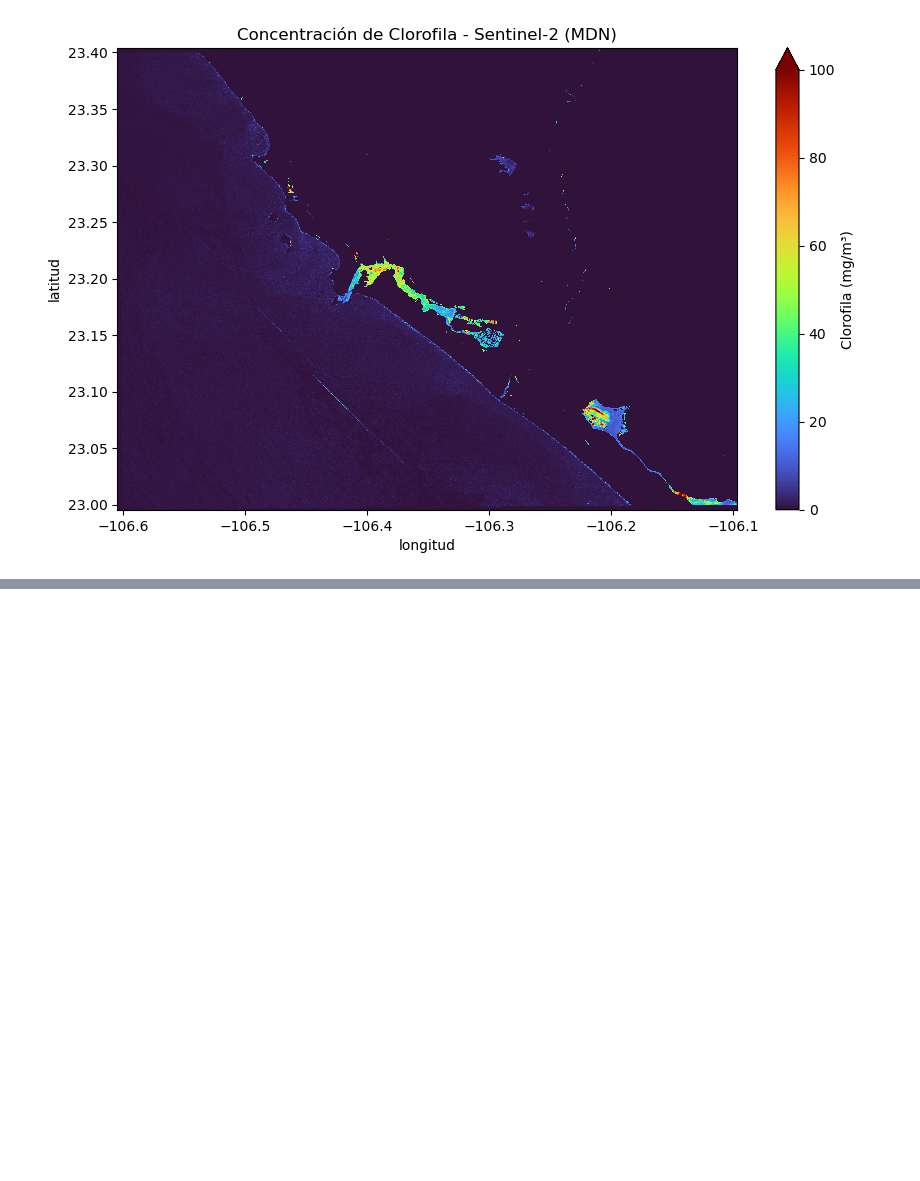
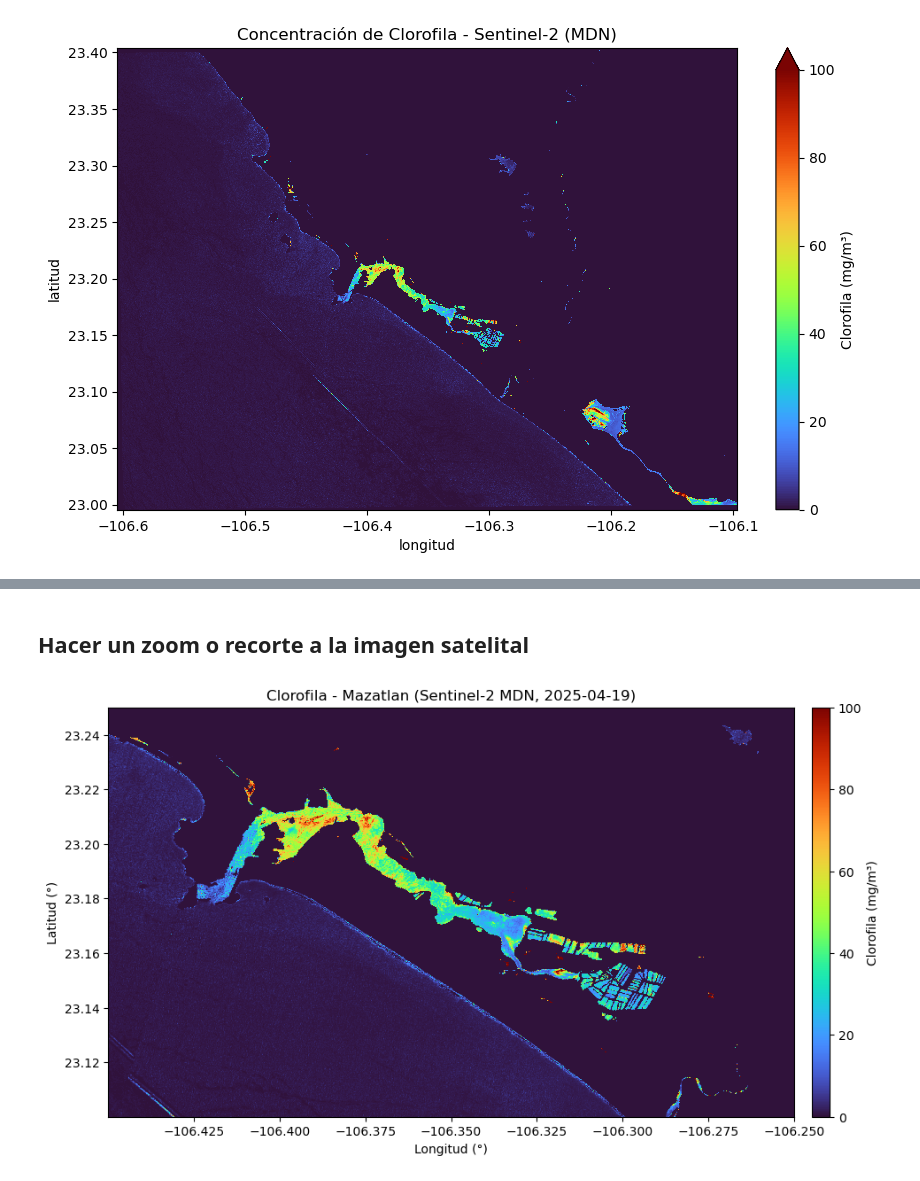
Before and after one commit to Andrea-Rebeca-LC/OHW_intermedio_2025, a Jupyter notebook: Clorofila_espacial.ipynb, the cells around one changed output, grey strips where cells are left out. Saved outputs shown, nothing was run; the diff lists cells and outputs as text; code cells hidden in the pictures; blank space fills up the shorter version.

Commit message:
camibie las instrucciones de clorofila_espacial

```diff
--- a/Clorofila_espacial.ipynb
+++ b/Clorofila_espacial.ipynb
@@ -136,0 +137,54 @@ plt.show()
+# %% [markdown]
+## Hacer un zoom o recorte a la imagen satelital
+# %%
+import xarray as xr
+import matplotlib.pyplot as plt
+
+# --- Abrir el archivo .nc ---
+ruta_nc = r"C:\Users\Lab\Documents\imagenes_S2\S2B_MSI_2025_04_19_17_47_43_T13QCF_L3_ChlMDN_10m.nc"
+ds = xr.open_dataset(ruta_nc)
+
+# --- Definir dominio de interés ---
+# lon_min, lon_max, lat_min, lat_max
+dominio = [-106.45, -106.25, 23.10, 23.25]
+zona = 'Mazatlan'
+
+# --- Recortar con condiciones lógicas ---
+chl_recorte = ds.where(
+    (ds.longitude >= dominio[0]) & (ds.longitude <= dominio[1]) &
+    (ds.latitude  >= dominio[2]) & (ds.latitude  <= dominio[3]),
+    drop=True
+)
+
+# --- Extraer variable y coordenadas ---
+chl = chl_recorte['chl_mdn']
+lon = chl_recorte['longitude']
+lat = chl_recorte['latitude']
+
+# --- Crear figura ---
+fig, ax = plt.subplots(figsize=(10, 6))
+
+# --- Escala de color ---
+vmin = 0
+vmax = 100
+cmap = 'turbo'
+
+# --- Graficar con pcolormesh ---
+im = ax.pcolormesh(lon, lat, chl, cmap=cmap, vmin=vmin, vmax=vmax, shading='auto')
+
+# --- Barra de color ---
+cax = fig.add_axes([ax.get_position().x1 + 0.02,
+                    ax.get_position().y0,
+                    0.02,
+                    ax.get_position().height])
+cbar = plt.colorbar(im, cax=cax)
+cbar.set_label('Clorofila (mg/m³)')
+
+# --- Etiquetas y título ---
+ax.set_xlabel('Longitud (°)')
+ax.set_ylabel('Latitud (°)')
+ax.set_title(f'Clorofila - {zona} (Sentinel-2 MDN, 2025-04-19)')
+
+plt.show()
+# %% [output]
+[figure, added]
```
Also changed, not shown: parts of 6 cells of this notebook, 1 other file.
